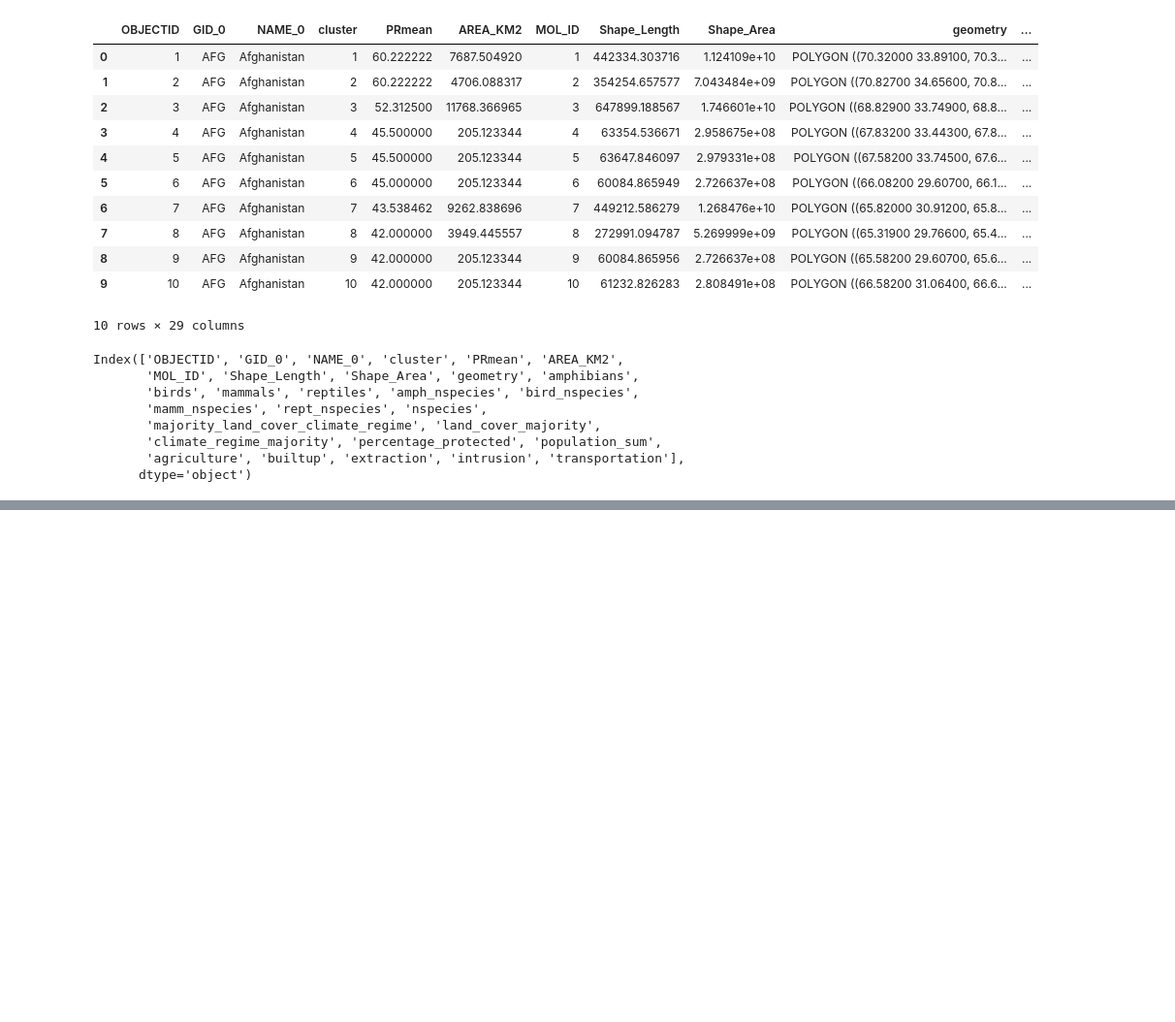
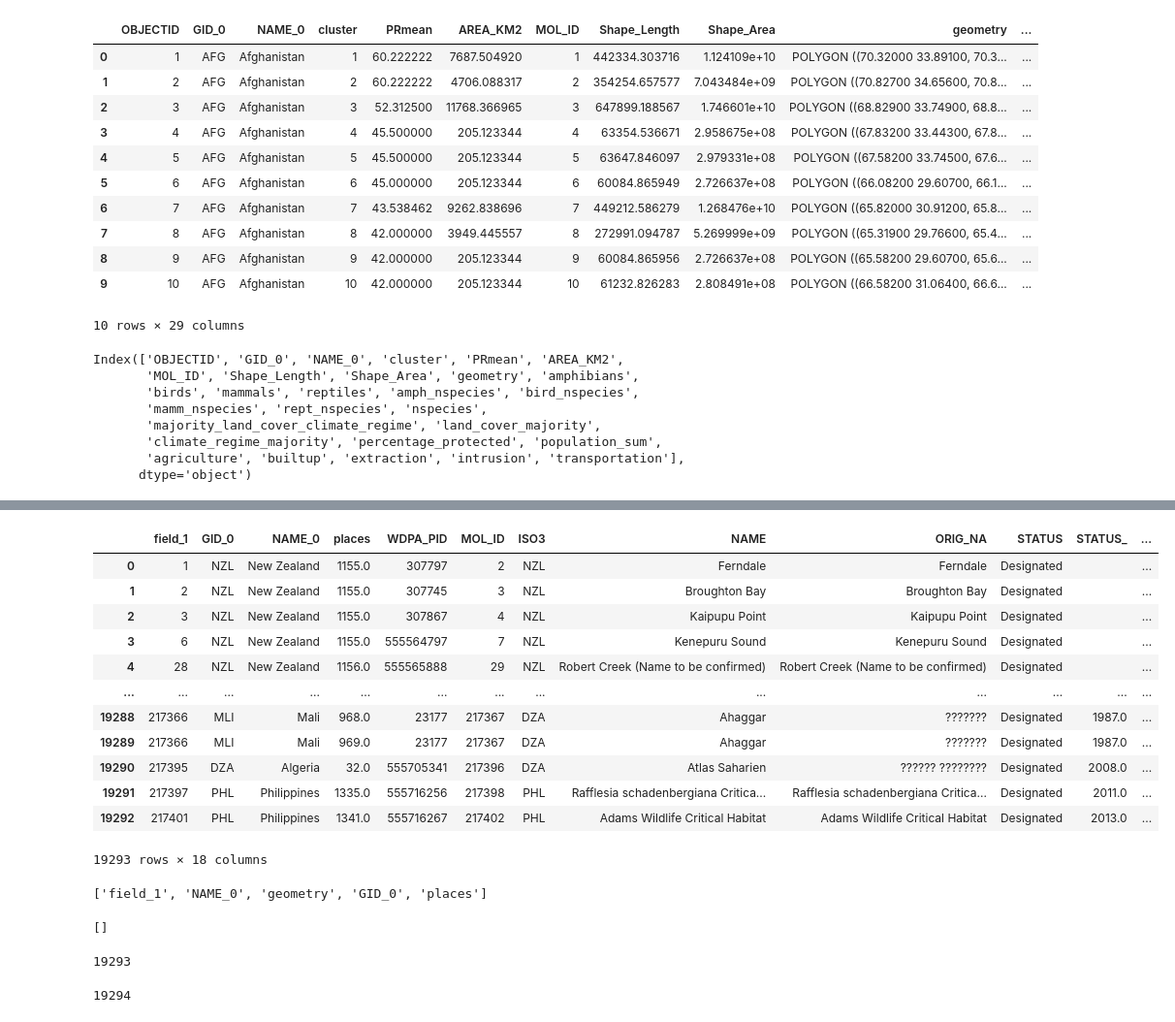
Before and after one commit to Vizzuality/he-scratchfolder, a Jupyter notebook: Precalculated_Future_Places_SPS.ipynb, the cells around one changed output, grey strips where cells are left out. Shown at 97% size. Drawn from its saved outputs; the diff is of its cells as text; code cells hidden in the pictures; blank space fills up the shorter version.

```diff
--- a/Precalculated_Future_Places_SPS.ipynb
+++ b/Precalculated_Future_Places_SPS.ipynb
@@ -545,0 +867,2 @@ places_ctx.to_file(f'{path_out}/places_precalculated_aoi_summaries_updated.geojs
+# %%
+wdpa_list = gpd.read_file('/Users/sofia/Documents/HE_Data/Precalculated/PlacesHE/Outputs/WDPA_with_20places_updated.csv')
@@ -545,0 +871,41 @@ places_ctx.to_file(f'{path_out}/places_precalculated_aoi_summaries_updated.geojs
+# %%
+wdpa_list
+# %% [output]
+|  | field_1 | GID_0 | NAME_0 | places | WDPA_PID | MOL_ID | ISO3 | NAME | ORIG_NA | STATUS | STATUS_ | ... |
+| 0 | 1 | NZL | New Zealand | 1155.0 | 307797 | 2 | NZL | Ferndale | Ferndale | Designated |  | ... |
+| 1 | 2 | NZL | New Zealand | 1155.0 | 307745 | 3 | NZL | Broughton Bay | Broughton Bay | Designated |  | ... |
+| 2 | 3 | NZL | New Zealand | 1155.0 | 307867 | 4 | NZL | Kaipupu Point | Kaipupu Point | Designated |  | ... |
+| 3 | 6 | NZL | New Zealand | 1155.0 | 555564797 | 7 | NZL | Kenepuru Sound | Kenepuru Sound | Designated |  | ... |
+| 4 | 28 | NZL | New Zealand | 1156.0 | 555565888 | 29 | NZL | Robert Creek (Name to be confirmed) | Robert Creek (Name to be confirmed) | Designated |  | ... |
+| ... | ... | ... | ... | ... | ... | ... | ... | ... | ... | ... | ... | ... |
+| 19288 | 217366 | MLI | Mali | 968.0 | 23177 | 217367 | DZA | Ahaggar | ??????? | Designated | 1987.0 | ... |
+| 19289 | 217366 | MLI | Mali | 969.0 | 23177 | 217367 | DZA | Ahaggar | ??????? | Designated | 1987.0 | ... |
+| 19290 | 217395 | DZA | Algeria | 32.0 | 555705341 | 217396 | DZA | Atlas Saharien | ?????? ???????? | Designated | 2008.0 | ... |
+| 19291 | 217397 | PHL | Philippines | 1335.0 | 555716256 | 217398 | PHL | Rafflesia schadenbergiana Critica... | Rafflesia schadenbergiana Critica... | Designated | 2011.0 | ... |
+| 19292 | 217401 | PHL | Philippines | 1341.0 | 555716267 | 217402 | PHL | Adams Wildlife Critical Habitat | Adams Wildlife Critical Habitat | Designated | 2013.0 | ... |
+19293 rows × 18 columns
+# %%
+ # Step 1: Identify additional columns in places df
+additional_columns = list(set(wdpa_list.columns) - set(wdpa_preserve.columns))
+additional_columns
+# %% [output]
+['field_1', 'NAME_0', 'geometry', 'GID_0', 'places']
+# %%
+wdpa_preserve['NAME_0'] = 'United States'
+wdpa_preserve['GID_0'] = 'USA'
+wdpa_preserve['places'] = 2000
+wdpa_preserve['field_1'] = 203387
+wdpa_preserve['geometry'] = None
+additional_columns = list(set(wdpa_list.columns) - set(wdpa_preserve.columns))
+additional_columns
+# %% [output]
+[]
+# %%
+len(wdpa_list)
+# %% [output]
+19293
+# %%
+wdpa_all = wdpa_list.append(wdpa_preserve, ignore_index=True)
+len(wdpa_all)
+# %% [output]
+19294
```
Also changed, not shown: parts of 52 cells of this notebook.
